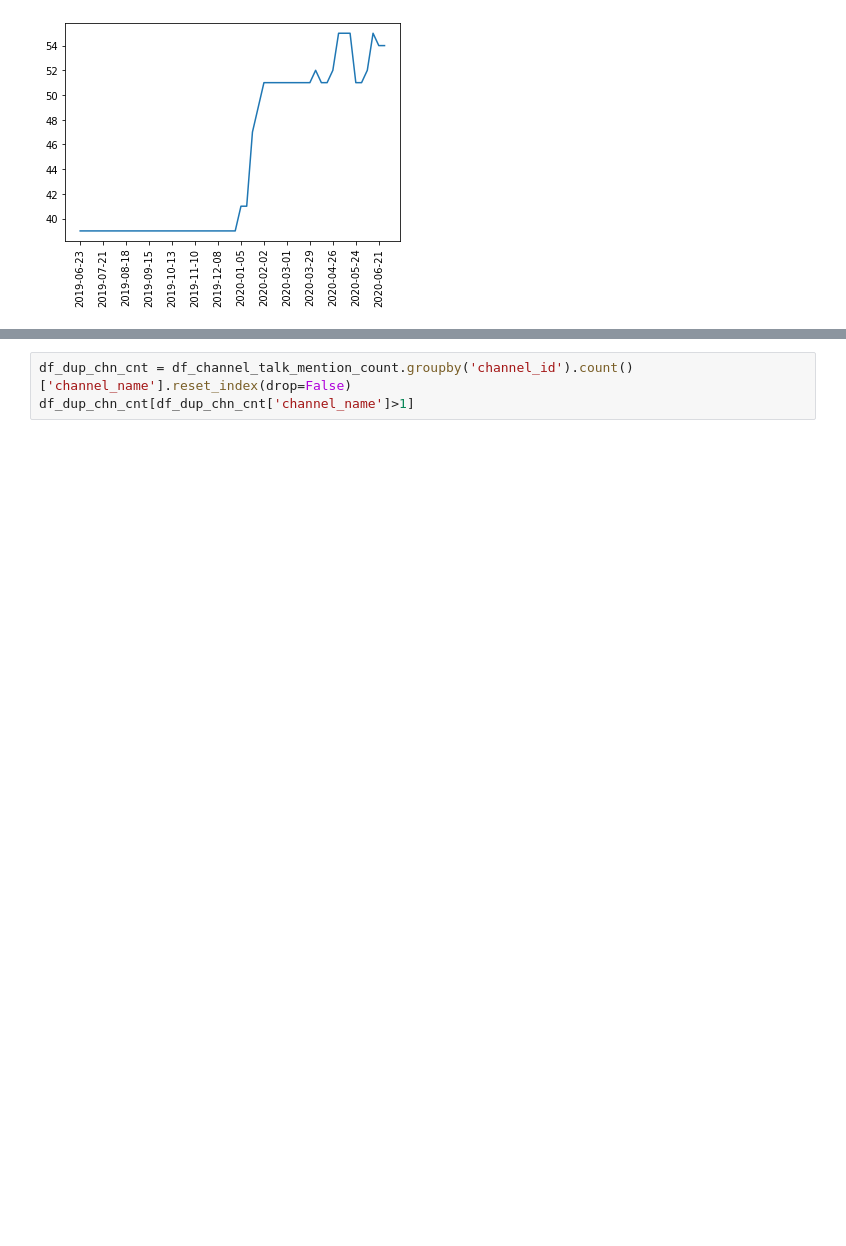
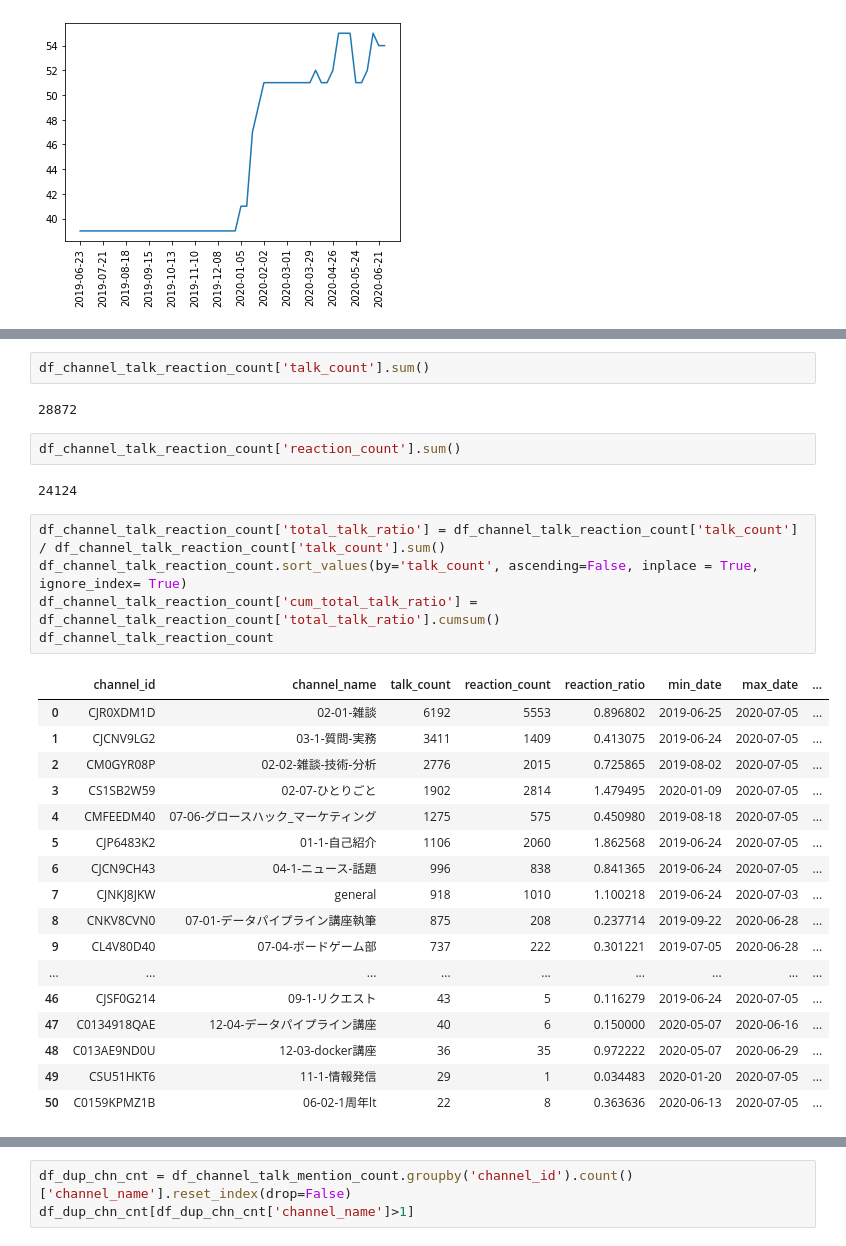
Before and after one commit to daikichidaze/slack-report-2020, a Jupyter notebook: slack-data-bacis-analysis.ipynb, the cells around one changed output, grey strips where cells are left out. Saved outputs shown, nothing was run; the diff lists cells and outputs as text; blank space fills up the shorter version.

```diff
--- a/slack-data-bacis-analysis.ipynb
+++ b/slack-data-bacis-analysis.ipynb
@@ -108,0 +165,31 @@ plt.show()
+# %%
+df_channel_talk_reaction_count['talk_count'].sum()
+# %% [output]
+28872
+# %%
+df_channel_talk_reaction_count['reaction_count'].sum()
+# %% [output]
+24124
+# %%
+df_channel_talk_reaction_count['total_talk_ratio'] = df_channel_talk_reaction_count['talk_count'] / df_channel_talk_reaction_count['talk_count'].sum()
+df_channel_talk_reaction_count.sort_values(by='talk_count', ascending=False, inplace = True, ignore_index= True)
+df_channel_talk_reaction_count['cum_total_talk_ratio'] = df_channel_talk_reaction_count['total_talk_ratio'].cumsum()
+df_channel_talk_reaction_count
+# %% [output]
+|  | channel_id | channel_name | talk_count | reaction_count | reaction_ratio | min_date | max_date | ... |
+| 0 | CJR0XDM1D | 02-01-雑談 | 6192 | 5553 | 0.896802 | 2019-06-25 | 2020-07-05 | ... |
+| 1 | CJCNV9LG2 | 03-1-質問-実務 | 3411 | 1409 | 0.413075 | 2019-06-24 | 2020-07-05 | ... |
+| 2 | CM0GYR08P | 02-02-雑談-技術-分析 | 2776 | 2015 | 0.725865 | 2019-08-02 | 2020-07-05 | ... |
+| 3 | CS1SB2W59 | 02-07-ひとりごと | 1902 | 2814 | 1.479495 | 2020-01-09 | 2020-07-05 | ... |
+| 4 | CMFEEDM40 | 07-06-グロースハック_マーケティング | 1275 | 575 | 0.450980 | 2019-08-18 | 2020-07-05 | ... |
+| 5 | CJP6483K2 | 01-1-自己紹介 | 1106 | 2060 | 1.862568 | 2019-06-24 | 2020-07-05 | ... |
+| 6 | CJCN9CH43 | 04-1-ニュース-話題 | 996 | 838 | 0.841365 | 2019-06-24 | 2020-07-05 | ... |
+| 7 | CJNKJ8JKW | general | 918 | 1010 | 1.100218 | 2019-06-24 | 2020-07-03 | ... |
+| 8 | CNKV8CVN0 | 07-01-データパイプライン講座執筆 | 875 | 208 | 0.237714 | 2019-09-22 | 2020-06-28 | ... |
+| 9 | CL4V80D40 | 07-04-ボードゲーム部 | 737 | 222 | 0.301221 | 2019-07-05 | 2020-06-28 | ... |
+| ... | ... | ... | ... | ... | ... | ... | ... | ... |
+| 46 | CJSF0G214 | 09-1-リクエスト | 43 | 5 | 0.116279 | 2019-06-24 | 2020-07-05 | ... |
+| 47 | C0134918QAE | 12-04-データパイプライン講座 | 40 | 6 | 0.150000 | 2020-05-07 | 2020-06-16 | ... |
+| 48 | C013AE9ND0U | 12-03-docker講座 | 36 | 35 | 0.972222 | 2020-05-07 | 2020-06-29 | ... |
+| 49 | CSU51HKT6 | 11-1-情報発信 | 29 | 1 | 0.034483 | 2020-01-20 | 2020-07-05 | ... |
+| 50 | C0159KPMZ1B | 06-02-1周年lt | 22 | 8 | 0.363636 | 2020-06-13 | 2020-07-05 | ... |
```
Also changed, not shown: parts of 16 cells of this notebook.
